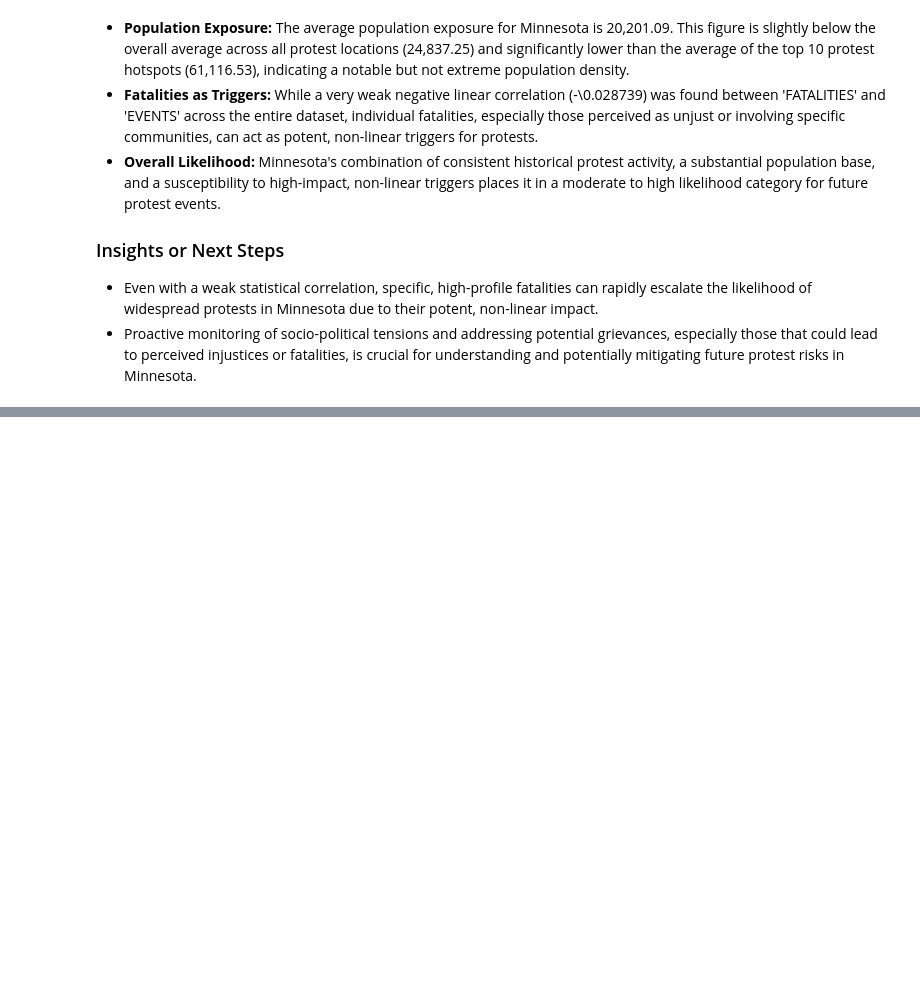
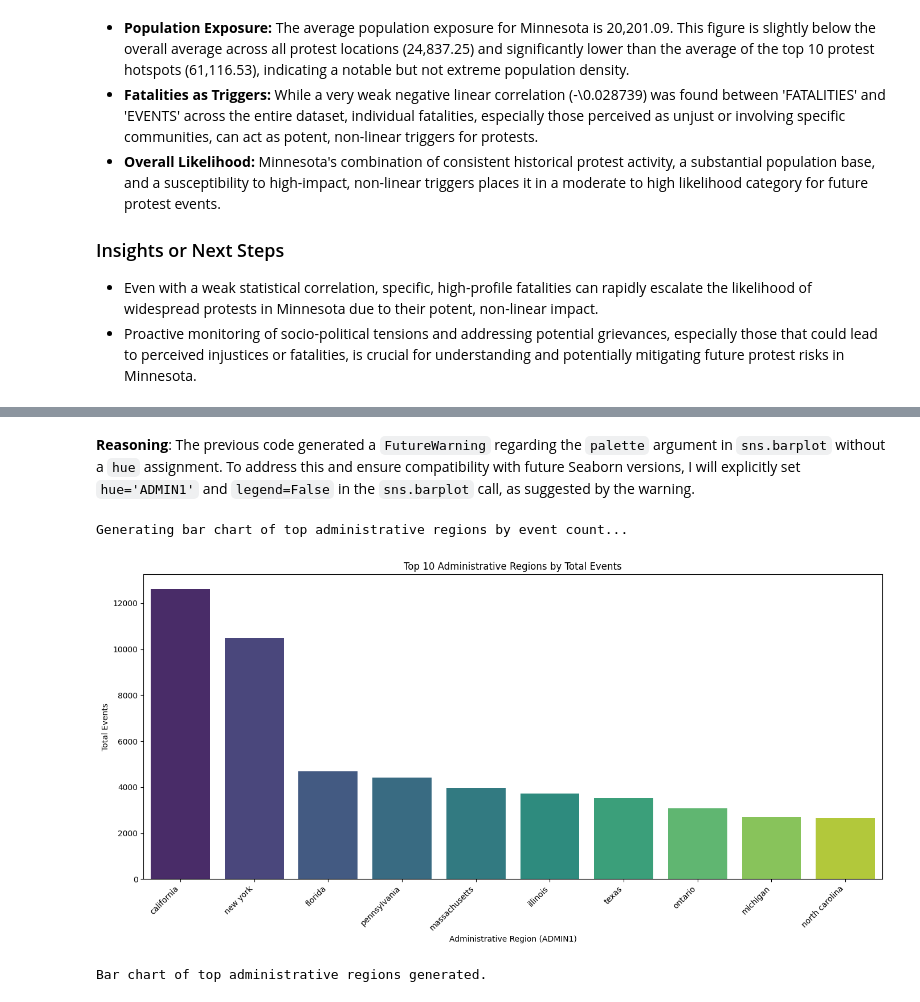
Before and after one commit to Millrjess/Jess, a Jupyter notebook: Protest06.ipynb, the cells around one changed output, grey strips where cells are left out. Saved outputs shown, nothing was run; the diff lists cells and outputs as text; code cells hidden in the pictures; blank space fills up the shorter version.

```diff
--- a/Protest06.ipynb
+++ b/Protest06.ipynb
@@ -1958,0 +2346,26 @@ The assessment of protest likelihood in Minnesota indicates a **moderate to high
+# %% [markdown]
+**Reasoning**:
+The previous code generated a `FutureWarning` regarding the `palette` argument in `sns.barplot` without a `hue` assignment. To address this and ensure compatibility with future Seaborn versions, I will explicitly set `hue='ADMIN1'` and `legend=False` in the `sns.barplot` call, as suggested by the warning.
+# %%
+import matplotlib.pyplot as plt
+import seaborn as sns
+
+print('Generating bar chart of top administrative regions by event count...')
+
+events_by_admin1 = df_new.groupby('ADMIN1')['EVENTS'].sum().sort_values(ascending=False).reset_index()
+top_10_admin1 = events_by_admin1.head(10)
+
+plt.figure(figsize=(14, 7))
+sns.barplot(data=top_10_admin1, x='ADMIN1', y='EVENTS', hue='ADMIN1', palette='viridis', legend=False)
+plt.title('Top 10 Administrative Regions by Total Events')
+plt.xlabel('Administrative Region (ADMIN1)')
+plt.ylabel('Total Events')
+plt.xticks(rotation=45, ha='right')
+plt.tight_layout()
+plt.show()
+
+print('Bar chart of top administrative regions generated.')
+# %% [output]
+Generating bar chart of top administrative regions by event count...
+[figure, added]
+Bar chart of top administrative regions generated.
```
Also changed, not shown: parts of 48 cells of this notebook.
